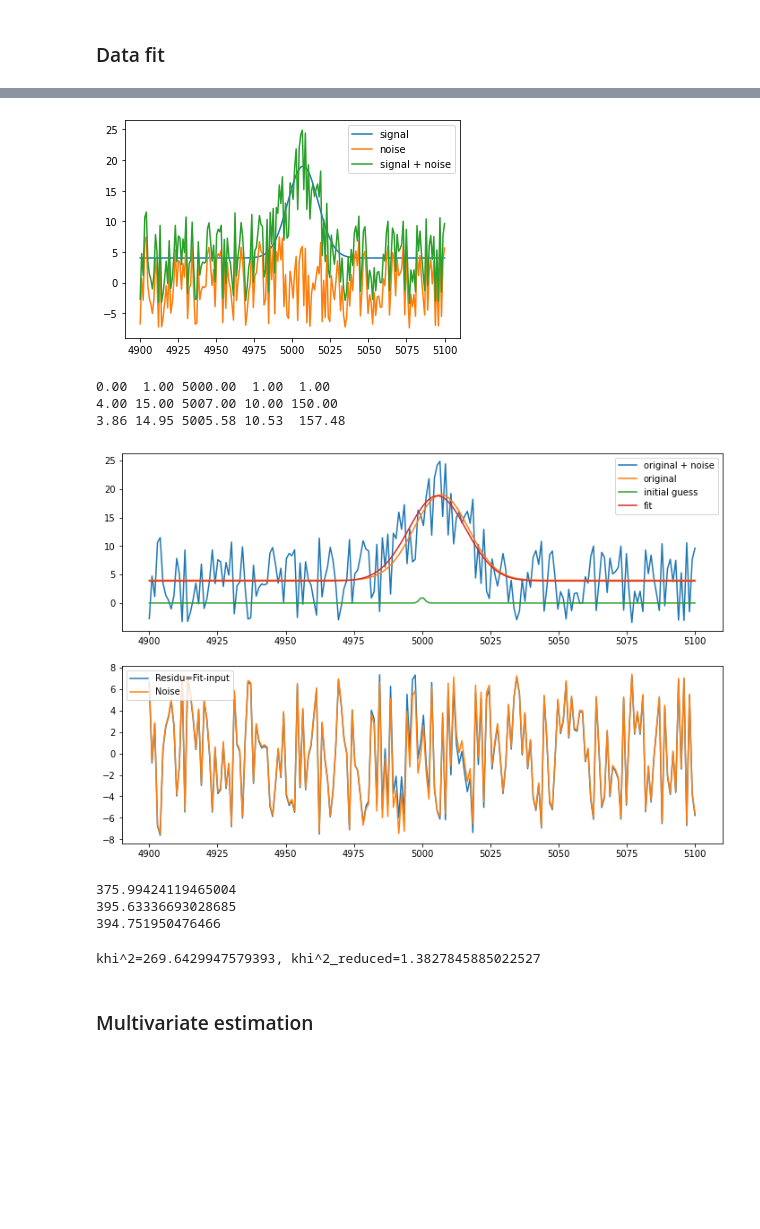
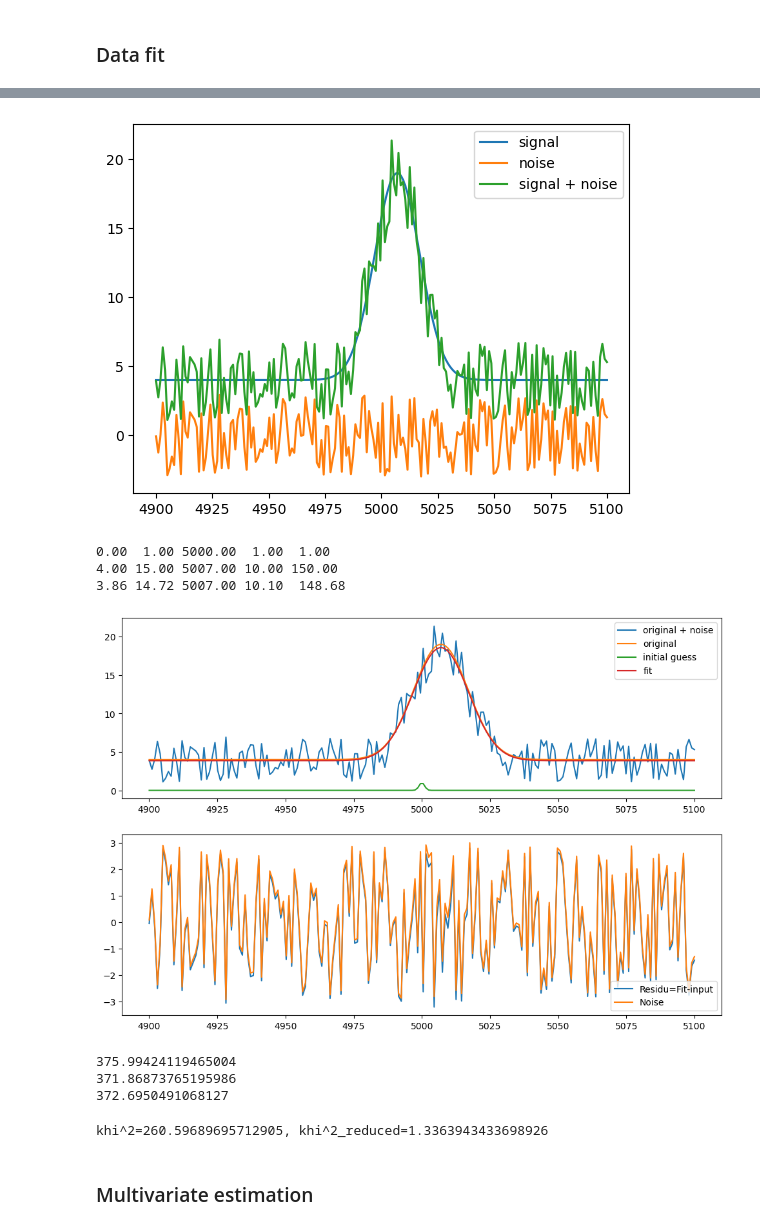
Before and after one commit to Morisset/Python-lectures-Notebooks, a Jupyter notebook: Notebooks/intro_Scipy.ipynb, the cells around one changed output, grey strips where cells are left out. Saved outputs shown, nothing was run; the diff lists cells and outputs as text; code cells hidden in the pictures; blank space fills up the shorter version.

```diff
--- a/Notebooks/intro_Scipy.ipynb
+++ b/Notebooks/intro_Scipy.ipynb
@@ -379,14 +405,14 @@ ax.set_ylim(0,20);
 # %%
-SN = 2. # Signal/Noise
+SN = 5. # Signal/Noise
 noise = B / SN * (np.random.rand(N_lam)*2 - 1)
 fl2 = fl + noise
 f, ax =plt.subplots()
 ax.plot(lam, fl, label='signal')
 ax.plot(lam, noise, label='noise')
 ax.plot(lam, fl2, label='signal + noise')
 ax.legend(loc='best');
 # %% [output]
-[figure, old version]
+[figure, new version]
 # %%
 # Initial guess:
 A_i = 0.
@@ -404,7 +430,7 @@ print('{0[0]:.2f} {0[1]:5.2f} {0[2]:5.2f} {0[3]:.2f}  {1:5.2f}'.format(fit, fit[
 # %% [output]
 0.00  1.00 5000.00  1.00  1.00
 4.00 15.00 5007.00 10.00 150.00
-3.86 14.95 5005.58 10.53  157.48
+3.86 14.72 5007.00 10.10  148.68
 # %%
 # Computing the fit on the lambdas
 fl_fit = gauss(lam, fit[0], fit[1], fit[2], fit[3])
@@ -421,7 +447,7 @@ ax2.plot(lam, fl_fit - fl2, label='Residu=Fit-input')
 ax2.plot(lam, -noise, label='Noise')
 ax2.legend();
 # %% [output]
-[figure, old version]
+[figure, new version]
 # %%
 # Integrating using the Simpson method the gaussian (without the continuum)
 print(simps(fl - A, lam))
@@ -429,14 +455,14 @@ print(simps(fl2 - fit[0], lam))
 print(simps(fl_fit - fit[0], lam))
 # %% [output]
 375.99424119465004
-395.63336693028685
-394.751950476466
+371.86873765195986
+372.6950491068127
 # %%
 khi_sq = (((fl2-fl_fit) / error)**2).sum() # The problem here is to determine the error...
 khi_sq_red = khi_sq / (len(lam) - 4 - 1) # reduced khi_sq = khi_sq / (N - free_params - 1)
 print('khi^2={}, khi^2_reduced={}'.format(khi_sq, khi_sq_red))
 # %% [output]
-khi^2=269.6429947579393, khi^2_reduced=1.3827845885022527
+khi^2=260.59689695712905, khi^2_reduced=1.3363943433698926
 # %% [markdown]
 ### Multivariate estimation
 # %%
```
Also changed, not shown: parts of 29 cells of this notebook.
